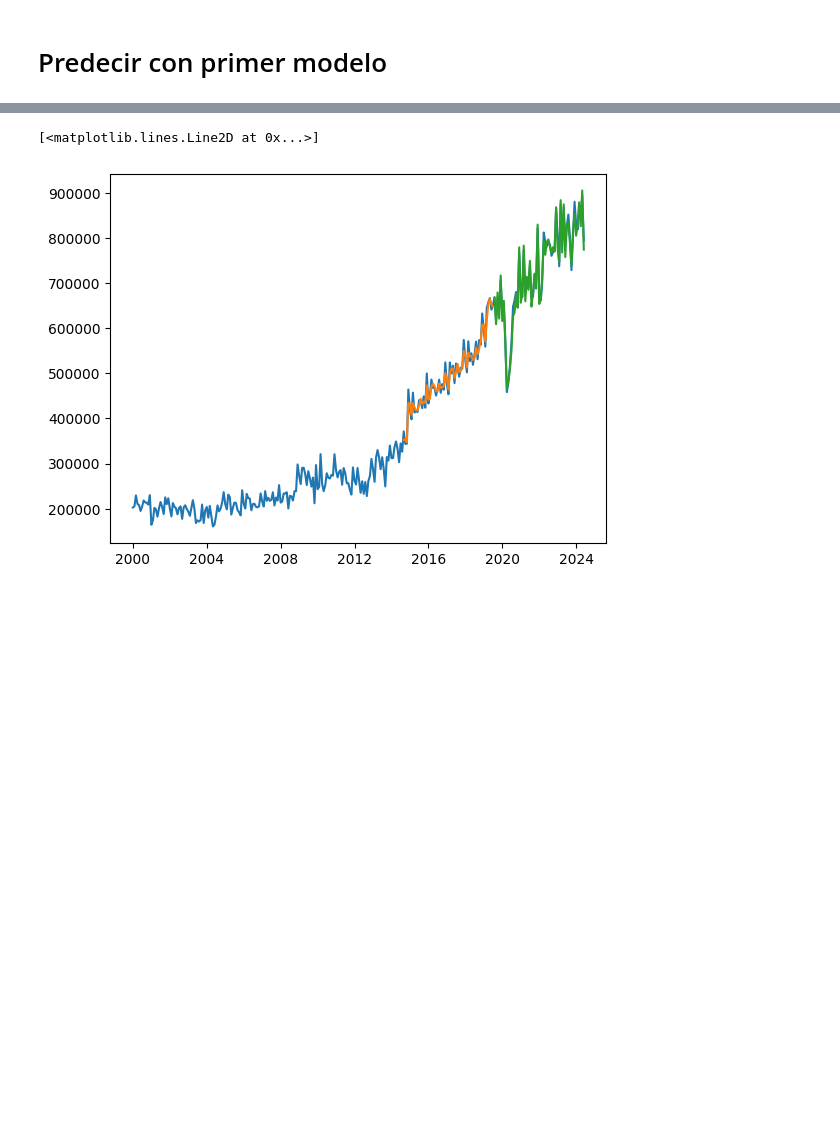
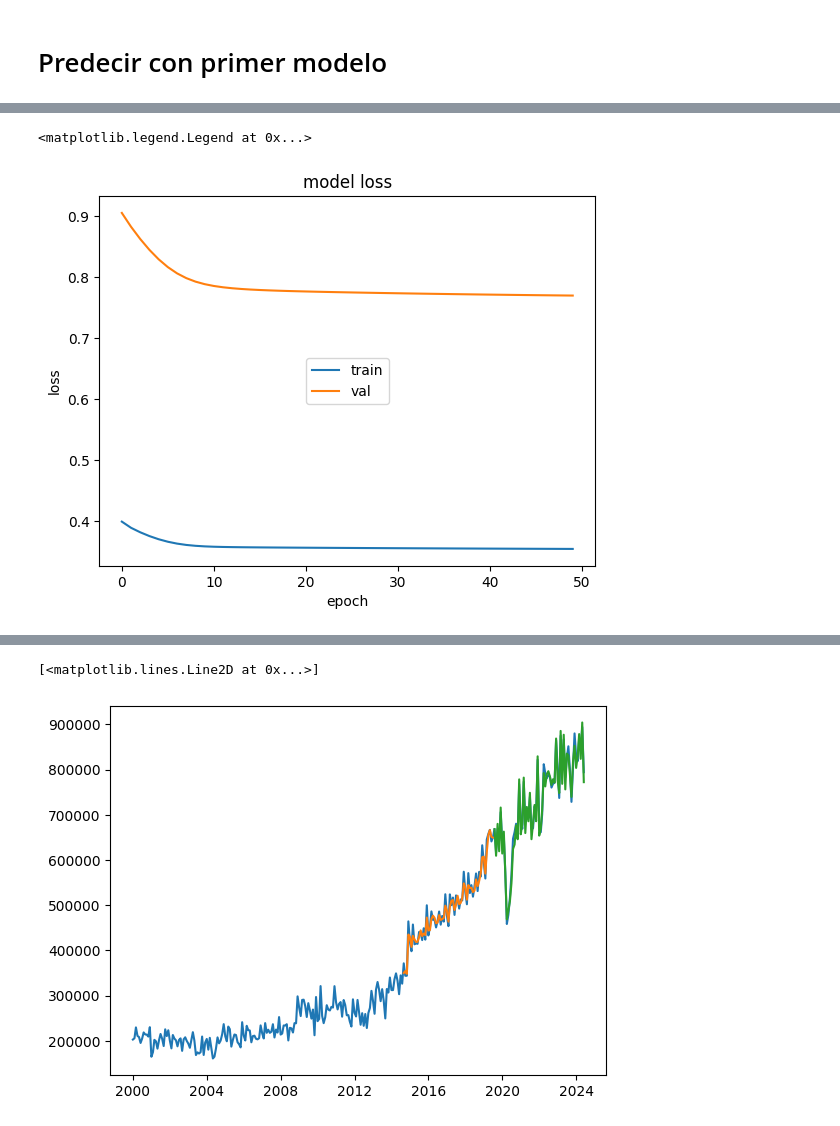
Before and after one commit to auyjos/LabSeriesTIempoDS, a Jupyter notebook: Lab3.ipynb, the cells around one changed output, grey strips where cells are left out. Drawn from its saved outputs; the diff is of its cells as text; code cells hidden in the pictures; blank space fills up the shorter version.

```diff
--- a/Lab3.ipynb
+++ b/Lab3.ipynb
@@ -390,0 +472,11 @@ Pérdida en Prueba
+# %%
+# Definir los parámetros
+unidades = 30
+paso = 3
+caracteristicas = 1  # Es univariada
+
+# Crear el modelo LSTM
+modelo2 = Sequential()
+modelo2.add(LSTM(units=unidades, input_shape=(paso, caracteristicas)))
+modelo2.add(Dense(1))
+modelo2.summary()
@@ -390,0 +495,17 @@ Pérdida en Prueba
+# %%
+modelo2.compile(loss='mean_squared_error',optimizer="rmsprop")
+# %%
+# Ajustar parámetros
+lote = 10
+epocas = 50
+
+# Entrenamiento del modelo
+history = modelo2.fit(
+    x=x_train,
+    y=y_train,
+    batch_size=lote,
+    epochs=epocas,
+    shuffle=False,  # Mantén esto en False para series temporales
+    validation_data=(x_val, y_val),
+    verbose=1
+)
@@ -390,0 +530,10 @@ Pérdida en Prueba
+# %%
+plt.plot(history.history['loss'])
+plt.plot(history.history['val_loss'])
+plt.title('model loss')
+plt.ylabel('loss')
+plt.xlabel('epoch')
+plt.legend(['train', 'val'], loc='center')
+# %% [output]
+<matplotlib.legend.Legend at 0x...>
+[figure, added]
```
Also changed, not shown: parts of 15 cells of this notebook.
